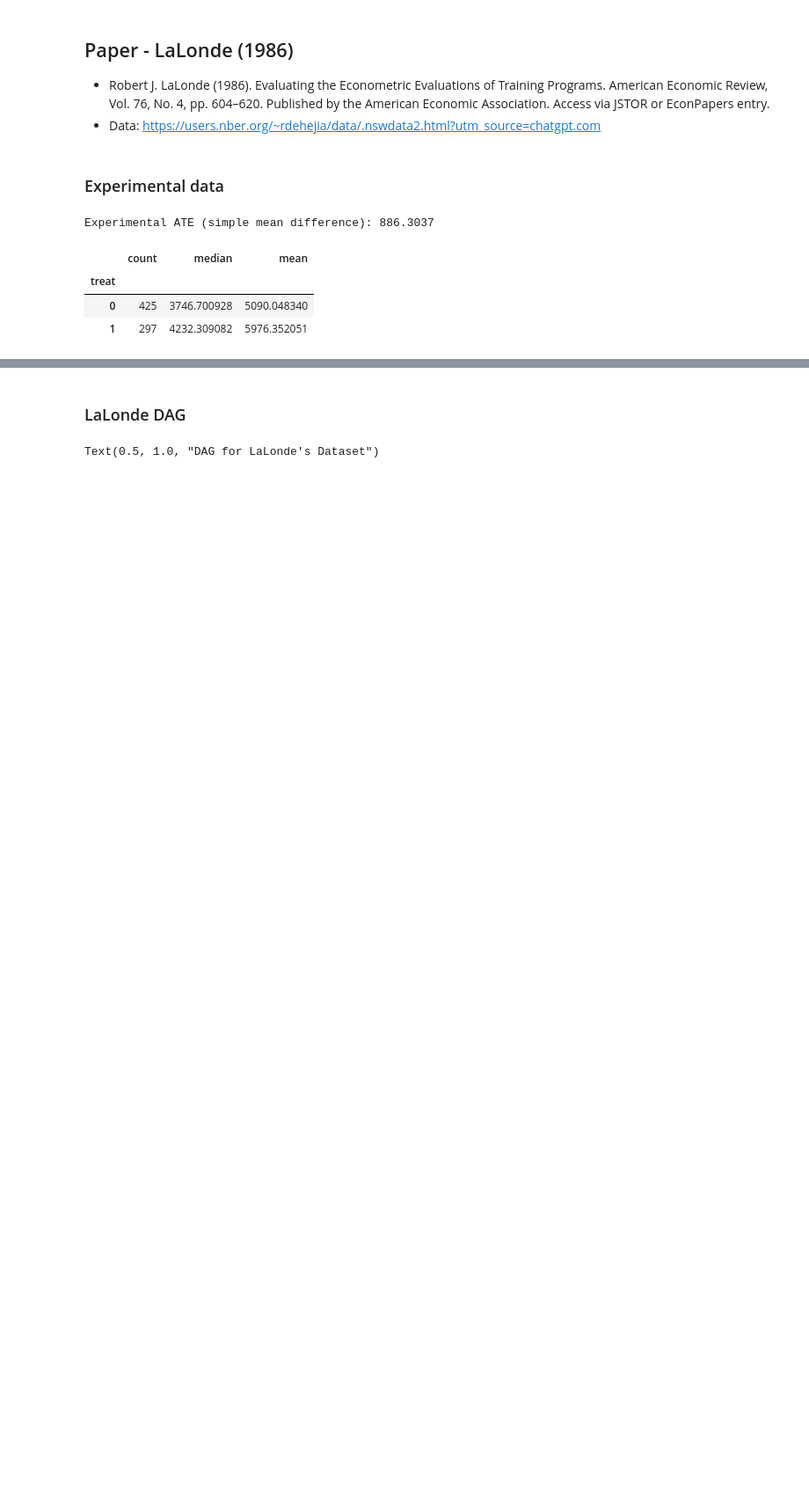
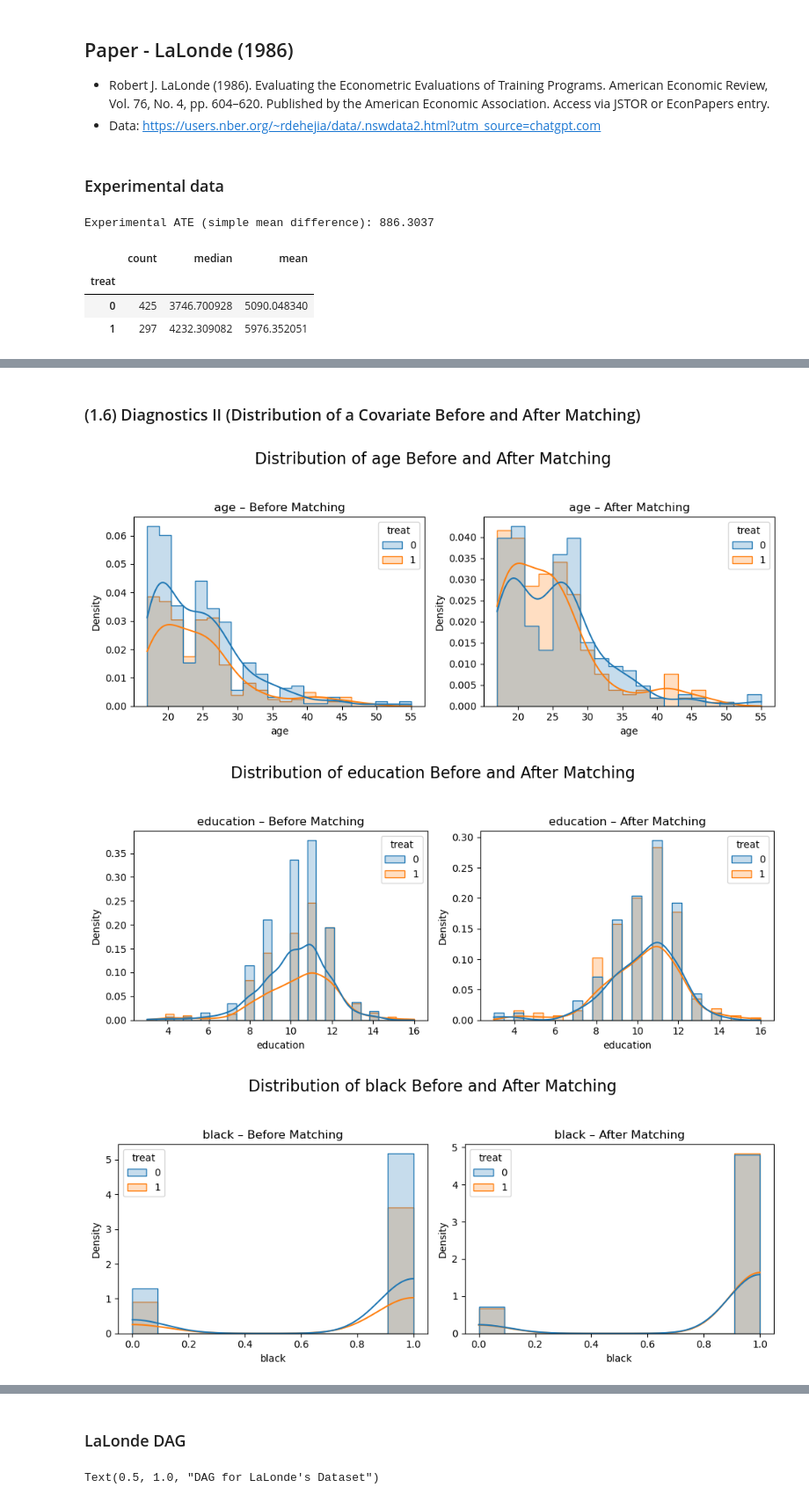
Before and after one commit to dataman-git/causal_inference, a Jupyter notebook: Ch04_DoWhy_PSM_LaLonde.ipynb, the cells around one changed output, grey strips where cells are left out. Shown at 88% size. Drawn from its saved outputs; the diff is of its cells as text; code cells hidden in the pictures; blank space fills up the shorter version.

```diff
--- a/Ch04_DoWhy_PSM_LaLonde.ipynb
+++ b/Ch04_DoWhy_PSM_LaLonde.ipynb
@@ -353,0 +149,30 @@ data.groupby('treat')['re78'].agg(['count','median','mean'])
+# %% [markdown]
+### (1.6) Diagnostics II (Distribution of a Covariate Before and After Matching)
+# %%
+# Plots the distribution of a single covariate before and after matching.
+def plot_it(variable):
+    fig, axes = plt.subplots(1, 2, figsize=(10, 4))
+    # Before Matching
+    sns.histplot(data=nsw, x=variable, hue='treat',  stat='density',kde=True,
+                 element='step', ax=axes[0])
+    axes[0].set_title(f"{variable} – Before Matching")
+    axes[0].set_xlabel(variable)
+    axes[0].set_ylabel("Density")
+    # After Matching
+    sns.histplot(data=matched_data, x=variable, hue='treat',  stat='density', kde=True,
+                 element='step', ax=axes[1])
+    axes[1].set_title(f"{variable} – After Matching")
+    axes[1].set_xlabel(variable)
+    axes[1].set_ylabel("Density")
+
+    fig.suptitle(f"Distribution of {variable} Before and After Matching", fontsize=16, y=1.05)
+    plt.tight_layout()
+    plt.show()
+
+# 1) Distribution Plots: Before / After per Variable
+for i in covariates:
+    plot_it(i)
+# %% [output]
+[figure, added]
+[figure, added]
+[figure, added]
```
Also changed, not shown: parts of 49 cells of this notebook.
